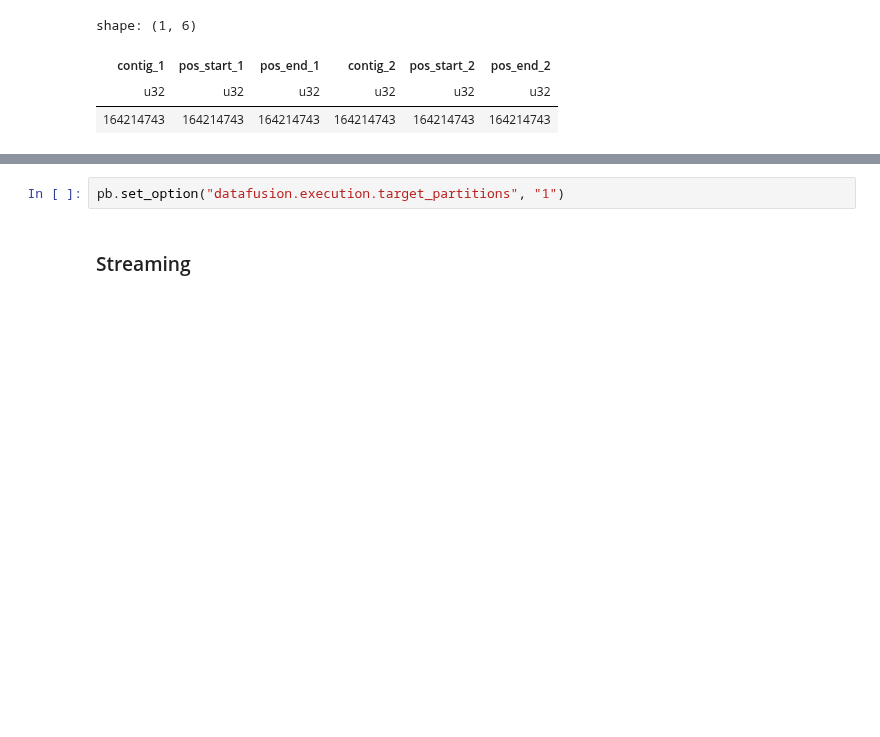
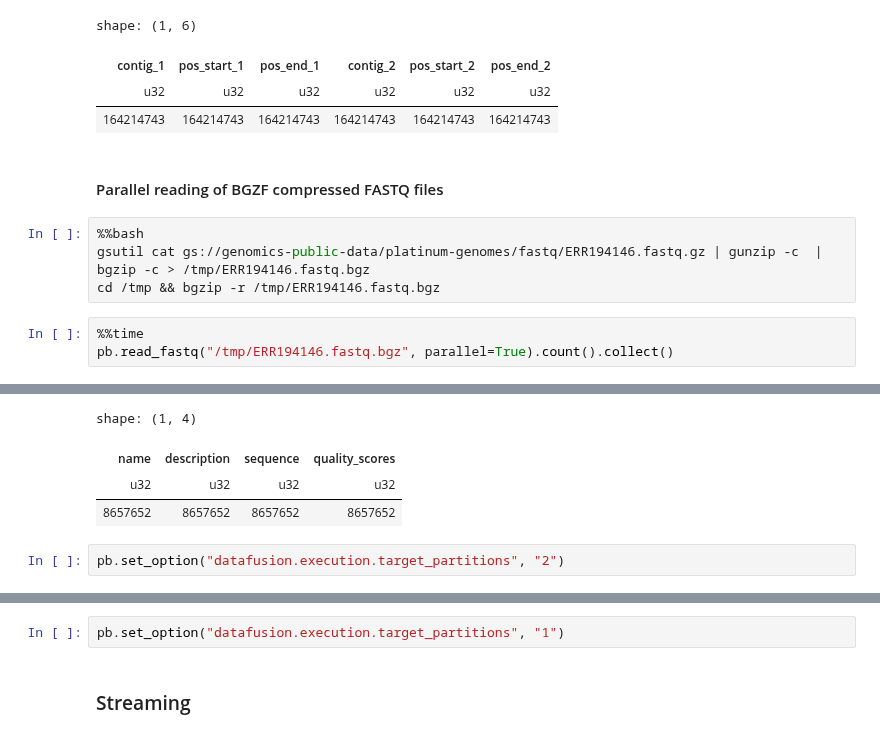
Before and after one commit to biodatageeks/polars-bio, a Jupyter notebook: docs/notebooks/tutorial.ipynb, the cells around one changed output, grey strips where cells are left out. Saved outputs shown, nothing was run; the diff lists cells and outputs as text; blank space fills up the shorter version.

```diff
--- a/docs/notebooks/tutorial.ipynb
+++ b/docs/notebooks/tutorial.ipynb
@@ -380,3 +380,13 @@ shape: (1, 6)
 | contig_1 | pos_start_1 | pos_end_1 | contig_2 | pos_start_2 | pos_end_2 |
 | u32 | u32 | u32 | u32 | u32 | u32 |
 | 164214743 | 164214743 | 164214743 | 164214743 | 164214743 | 164214743 |
+# %% [markdown]
+#### Parallel reading of BGZF compressed FASTQ files
+# %%
+%%bash
+gsutil cat gs://genomics-public-data/platinum-genomes/fastq/ERR194146.fastq.gz | gunzip -c  | bgzip -c > /tmp/ERR194146.fastq.bgz
+cd /tmp && bgzip -r /tmp/ERR194146.fastq.bgz
+# %%
+%%time
+pb.read_fastq("/tmp/ERR194146.fastq.bgz", parallel=True).count().collect()
+# %% [output]
@@ -382,0 +395,6 @@ shape: (1, 6)
+shape: (1, 4)
+| name | description | sequence | quality_scores |
+| u32 | u32 | u32 | u32 |
+| 8657652 | 8657652 | 8657652 | 8657652 |
+# %%
+pb.set_option("datafusion.execution.target_partitions", "2")
```
Also changed, not shown: parts of 4 cells of this notebook, 13 other files.
